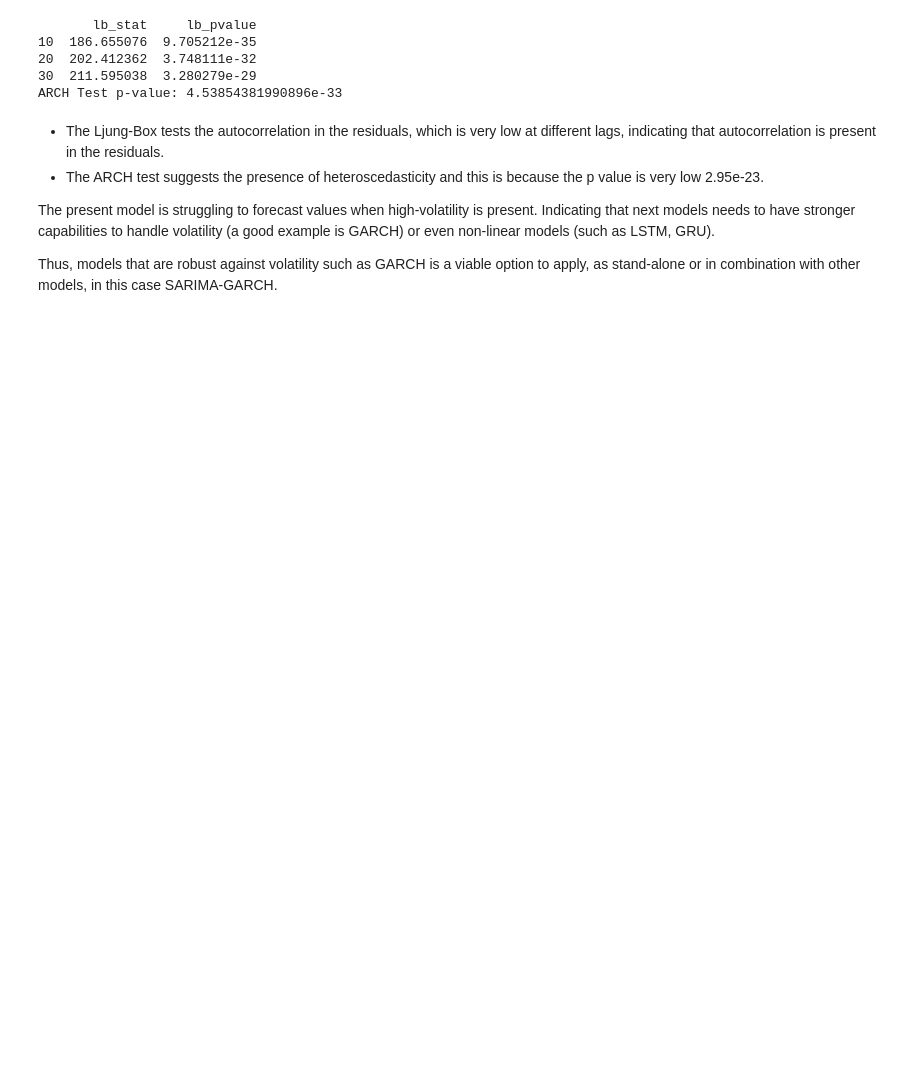
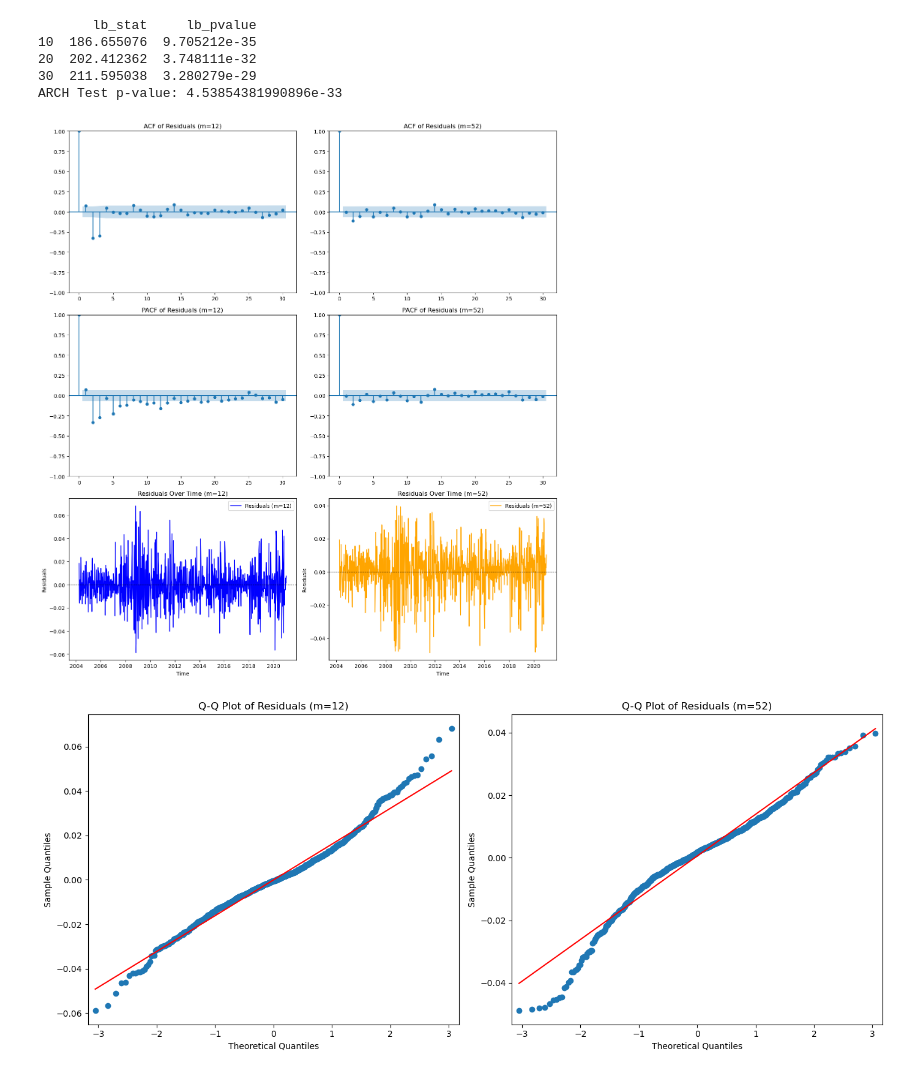
Before and after one commit to nozomu2020264/Capstone-Project---2020264-, a Jupyter notebook: SARIMAX - Exogenous Variables.ipynb, the cells around one changed output. Drawn from its saved outputs; the diff is of its cells as text; code cells hidden in the pictures; blank space fills up the shorter version.

```diff
--- a/SARIMAX - Exogenous Variables.ipynb
+++ b/SARIMAX - Exogenous Variables.ipynb
@@ -1720,10 +1900,76 @@ print("ARCH Test p-value:", arch_pvalue) # prints the arch results.
 20  202.412362  3.748111e-32
 30  211.595038  3.280279e-29
 ARCH Test p-value: 4.53854381990896e-33
-# %% [markdown]
-- The Ljung-Box tests the autocorrelation in the residuals, which is very low at different lags, indicating that autocorrelation is present in the residuals.
-- The ARCH test suggests the presence of heteroscedasticity and this is because the p value is very low 2.95e-23.
-
-The present model is struggling to forecast values when high-volatility is present. Indicating that next models needs to have stronger capabilities to handle volatility (a good example is GARCH) or even non-linear models (such as LSTM, GRU).
-
-Thus, models that are robust against volatility such as GARCH is a viable option to apply, as stand-alone or in combination with other models, in this case SARIMA-GARCH.
+# %%
+# Side-by-side comparison for ACF and PACF
+fig, ax = plt.subplots(3, 2, figsize=(14, 15))  # Layout for 3 rows: ACF, PACF, Residual Variance
+
+# ACF for m=12
+sm.graphics.tsa.plot_acf(residuals, lags=30, ax=ax[0, 0])
+ax[0, 0].set_title('ACF of Residuals (m=12)')
+
+# ACF for m=52
+sm.graphics.tsa.plot_acf(residuals_52, lags=30, ax=ax[0, 1])
+ax[0, 1].set_title('ACF of Residuals (m=52)')
+
+# PACF for m=12
+sm.graphics.tsa.plot_pacf(residuals, lags=30, ax=ax[1, 0])
+ax[1, 0].set_title('PACF of Residuals (m=12)')
+
+# PACF for m=52
+sm.graphics.tsa.plot_pacf(residuals_52, lags=30, ax=ax[1, 1])
+ax[1, 1].set_title('PACF of Residuals (m=52)')
+
+# Residual Variance Over Time for m=12
+ax[2, 0].plot(residuals, label='Residuals (m=12)', color='blue')
+ax[2, 0].axhline(y=0, color='black', linestyle='--', linewidth=0.8)
+ax[2, 0].set_title('Residuals Over Time (m=12)')
+ax[2, 0].set_xlabel('Time')
+ax[2, 0].set_ylabel('Residuals')
+ax[2, 0].legend()
+
+# Residual Variance Over Time for m=52
+ax[2, 1].plot(residuals_52, label='Residuals (m=52)', color='orange')
+ax[2, 1].axhline(y=0, color='black', linestyle='--', linewidth=0.8)
+ax[2, 1].set_title('Residuals Over Time (m=52)')
+ax[2, 1].set_xlabel('Time')
+ax[2, 1].set_ylabel('Residuals')
+ax[2, 1].legend()
+
+plt.tight_layout()
+plt.show()
+
+# Side-by-side comparison for Q-Q plot
+fig, ax = plt.subplots(1, 2, figsize=(14, 6))
+
+# Q-Q plot for m=12
+sm.qqplot(residuals, line='s', ax=ax[0])
+ax[0].set_title('Q-Q Plot of Residuals (m=12)')
+
+# Q-Q plot for m=52
+sm.qqplot(residuals_52, line='s', ax=ax[1])
+ax[1].set_title('Q-Q Plot of Residuals (m=52)')
+
+plt.tight_layout()
+plt.show()
+
+# Side-by-side comparison for Histogram
+fig, ax = plt.subplots(1, 2, figsize=(14, 6))
+
+# Histogram for m=12
+ax[0].hist(residuals, bins=30, edgecolor='k')
+ax[0].set_title('Histogram of Residuals (m=12)')
+ax[0].set_xlabel('Residuals')
+ax[0].set_ylabel('Frequency')
+
+# Histogram for m=52
+ax[1].hist(residuals_52, bins=30, edgecolor='k')
+ax[1].set_title('Histogram of Residuals (m=52)')
+ax[1].set_xlabel('Residuals')
+ax[1].set_ylabel('Frequency')
+
+plt.tight_layout()
+plt.show()
+# %% [output]
+[figure, added]
+[figure, added]
```
Also changed, not shown: parts of 29 cells of this notebook.
